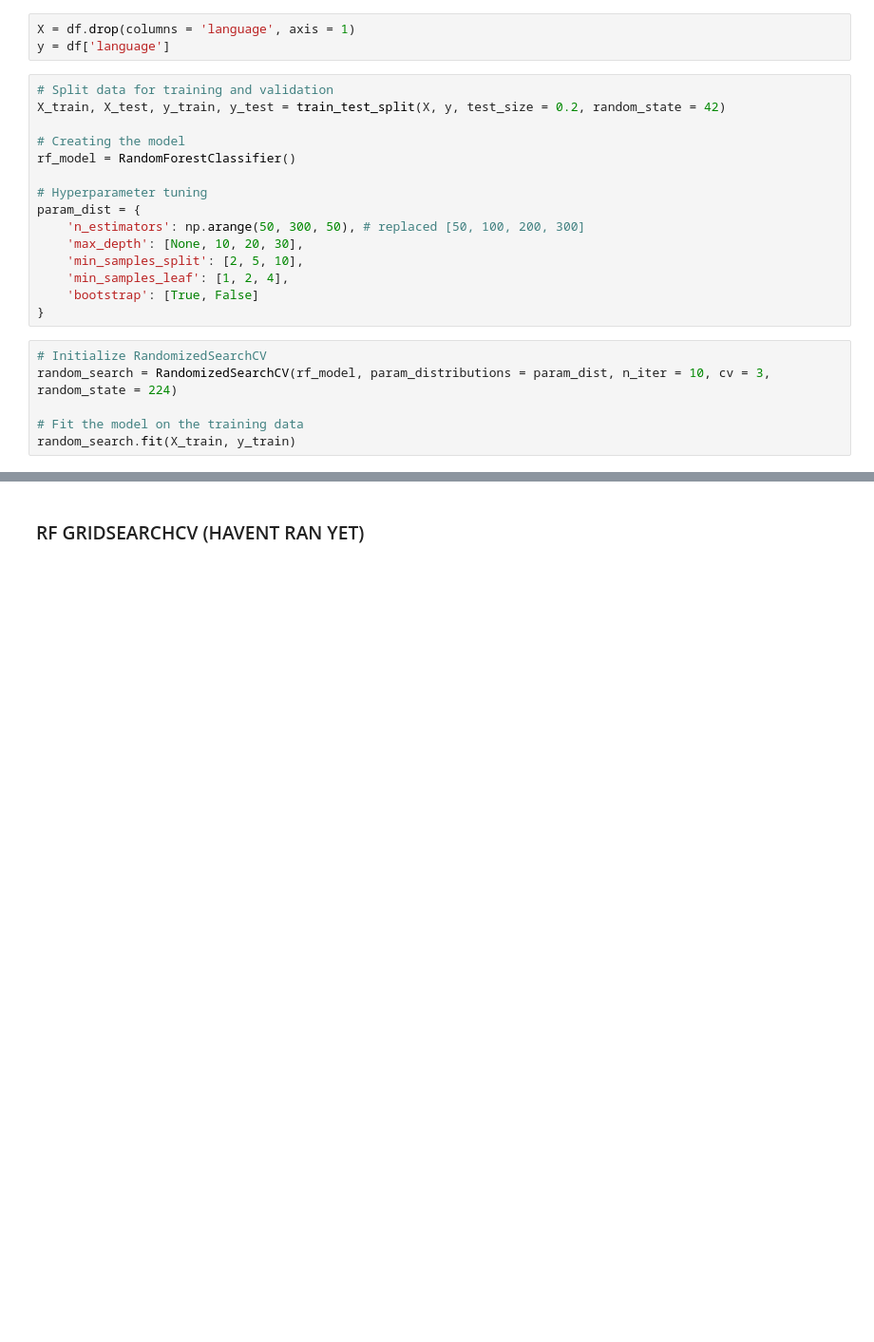
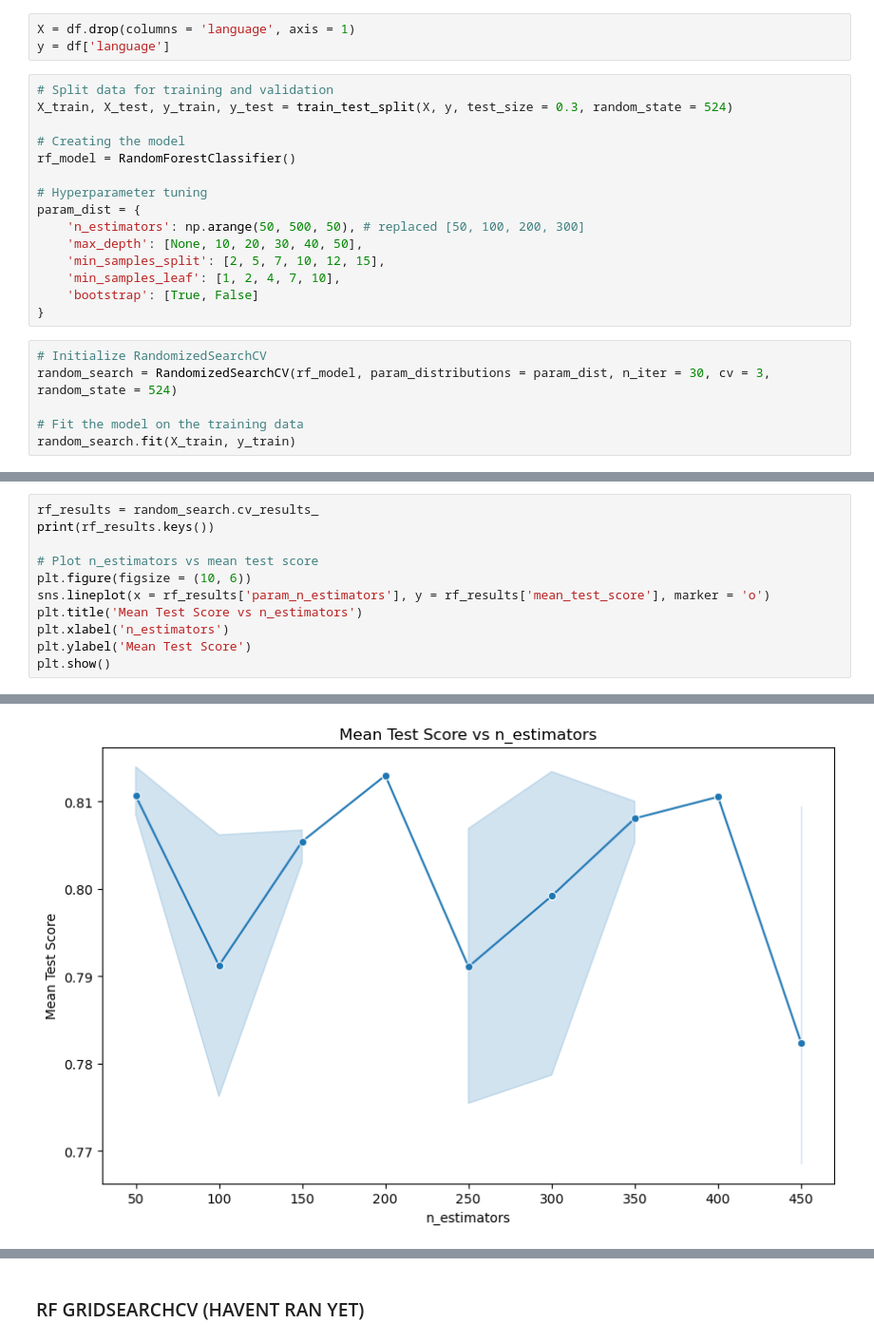
Before and after one commit to Exiger-project/Name_Of_Origin_Project-, a Jupyter notebook: StefaniModelTraining.ipynb, the cells around one changed output, grey strips where cells are left out. Shown at 95% size. Saved outputs shown, nothing was run; the diff lists cells and outputs as text; blank space fills up the shorter version.

Commit message:
Initial run of RandomForest with all data

```diff
--- a/StefaniModelTraining.ipynb
+++ b/StefaniModelTraining.ipynb
@@ -44,22 +47,22 @@ X = df.drop(columns = 'language', axis = 1)
 y = df['language']
 # %%
 # Split data for training and validation
-X_train, X_test, y_train, y_test = train_test_split(X, y, test_size = 0.2, random_state = 42)
+X_train, X_test, y_train, y_test = train_test_split(X, y, test_size = 0.3, random_state = 524)
 
 # Creating the model
 rf_model = RandomForestClassifier()
 
 # Hyperparameter tuning
 param_dist = {
-    'n_estimators': np.arange(50, 300, 50), # replaced [50, 100, 200, 300]
-    'max_depth': [None, 10, 20, 30],
-    'min_samples_split': [2, 5, 10],
-    'min_samples_leaf': [1, 2, 4],
+    'n_estimators': np.arange(50, 500, 50), # replaced [50, 100, 200, 300]
+    'max_depth': [None, 10, 20, 30, 40, 50],
+    'min_samples_split': [2, 5, 7, 10, 12, 15],
+    'min_samples_leaf': [1, 2, 4, 7, 10],
     'bootstrap': [True, False]
 }
 # %%
 # Initialize RandomizedSearchCV
-random_search = RandomizedSearchCV(rf_model, param_distributions = param_dist, n_iter = 10, cv = 3, random_state = 224)
+random_search = RandomizedSearchCV(rf_model, param_distributions = param_dist, n_iter = 30, cv = 3, random_state = 524)
 
 # Fit the model on the training data
 random_search.fit(X_train, y_train)
@@ -73,0 +78,12 @@ RandomizedSearchCV(cv=3, estimator=RandomForestClassifier(),
+# %%
+rf_results = random_search.cv_results_
+print(rf_results.keys())
+
+# Plot n_estimators vs mean test score
+plt.figure(figsize = (10, 6))
+sns.lineplot(x = rf_results['param_n_estimators'], y = rf_results['mean_test_score'], marker = 'o')
+plt.title('Mean Test Score vs n_estimators')
+plt.xlabel('n_estimators')
+plt.ylabel('Mean Test Score')
+plt.show()
+# %% [output]
@@ -73,0 +91 @@ RandomizedSearchCV(cv=3, estimator=RandomForestClassifier(),
+[figure, added]
```
Also changed, not shown: parts of 12 cells of this notebook.
